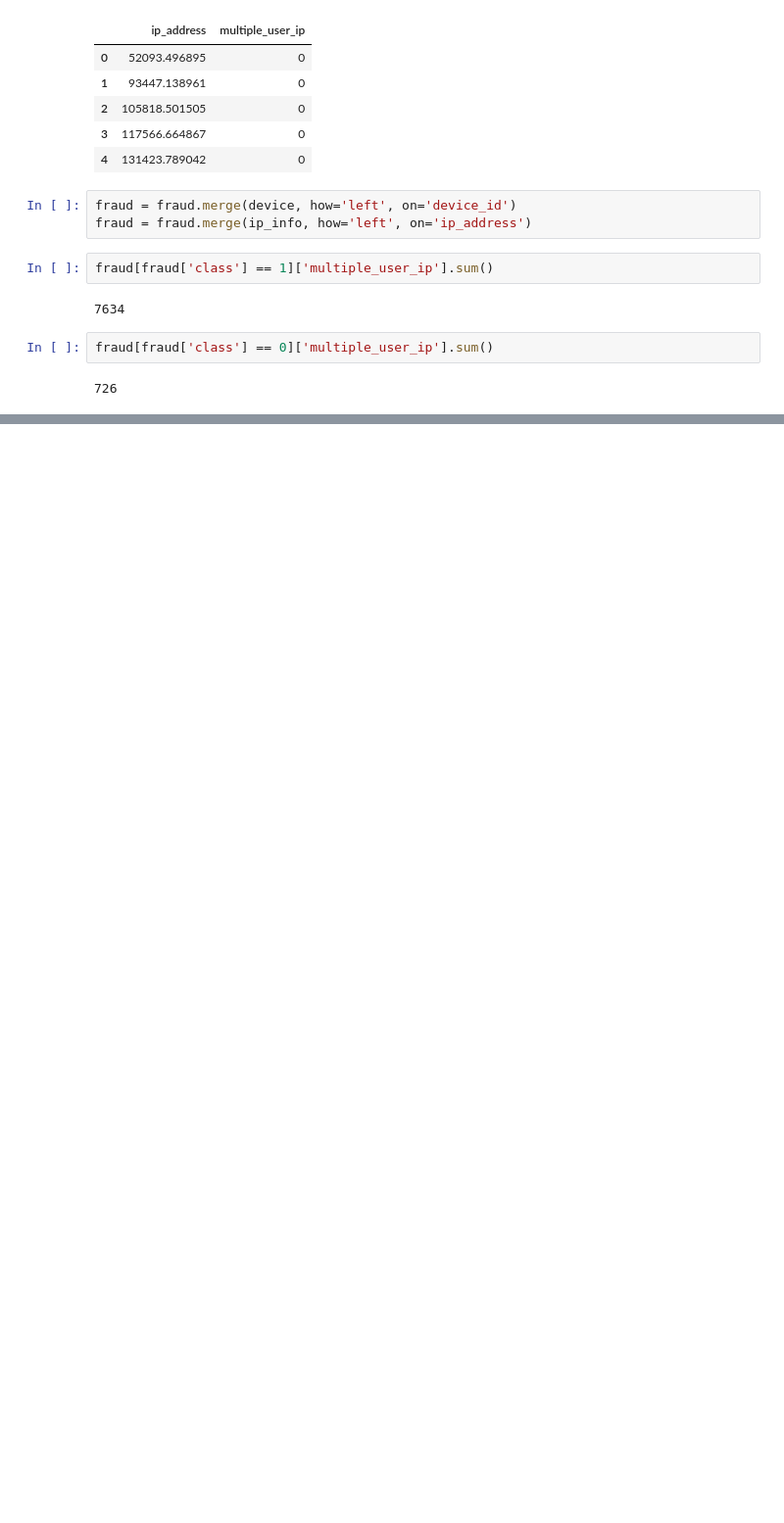
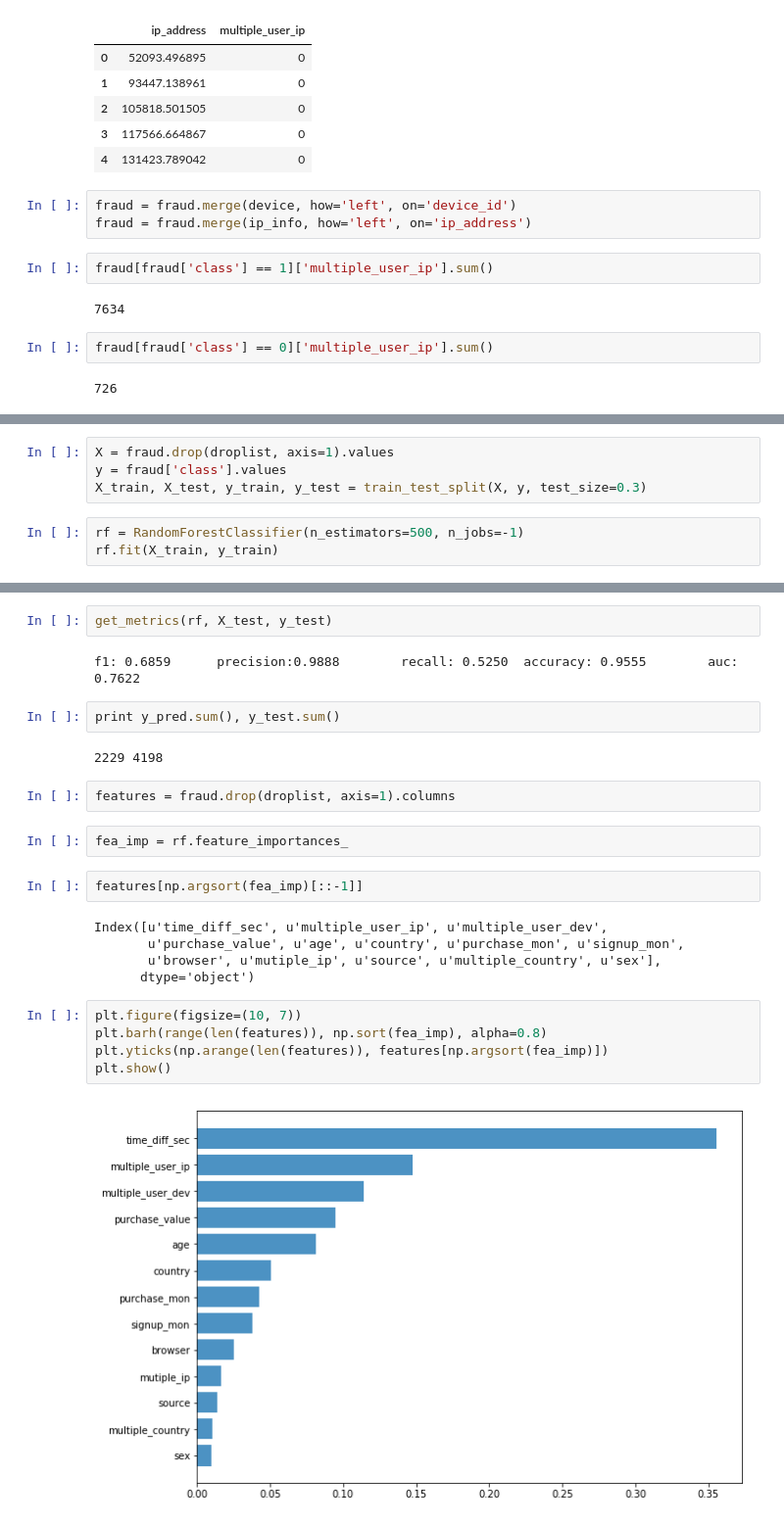
Before and after one commit to livenb/takehome_practice, a Jupyter notebook: Fraud/data_explore.ipynb, the cells around one changed output, grey strips where cells are left out. Shown: that part at 98% size. Saved outputs shown, nothing was run; the diff lists cells and outputs as text; blank space fills up the shorter version.

```diff
--- a/Fraud/data_explore.ipynb
+++ b/Fraud/data_explore.ipynb
@@ -309,0 +455,7 @@ fraud[fraud['class'] == 0]['multiple_user_ip'].sum()
+# %%
+X = fraud.drop(droplist, axis=1).values
+y = fraud['class'].values
+X_train, X_test, y_train, y_test = train_test_split(X, y, test_size=0.3)
+# %%
+rf = RandomForestClassifier(n_estimators=500, n_jobs=-1)
+rf.fit(X_train, y_train)
@@ -309,0 +483,26 @@ fraud[fraud['class'] == 0]['multiple_user_ip'].sum()
+# %%
+get_metrics(rf, X_test, y_test)
+# %% [output]
+f1: 0.6859      precision:0.9888        recall: 0.5250  accuracy: 0.9555        auc: 0.7622
+# %%
+print y_pred.sum(), y_test.sum()
+# %% [output]
+2229 4198
+# %%
+features = fraud.drop(droplist, axis=1).columns
+# %%
+fea_imp = rf.feature_importances_
+# %%
+features[np.argsort(fea_imp)[::-1]]
+# %% [output]
+Index([u'time_diff_sec', u'multiple_user_ip', u'multiple_user_dev',
+       u'purchase_value', u'age', u'country', u'purchase_mon', u'signup_mon',
+       u'browser', u'mutiple_ip', u'source', u'multiple_country', u'sex'],
+      dtype='object')
+# %%
+plt.figure(figsize=(10, 7))
+plt.barh(range(len(features)), np.sort(fea_imp), alpha=0.8)
+plt.yticks(np.arange(len(features)), features[np.argsort(fea_imp)])
+plt.show()
+# %% [output]
+[figure, added]
```
Also changed, not shown: parts of 53 cells of this notebook, 8 other files.
